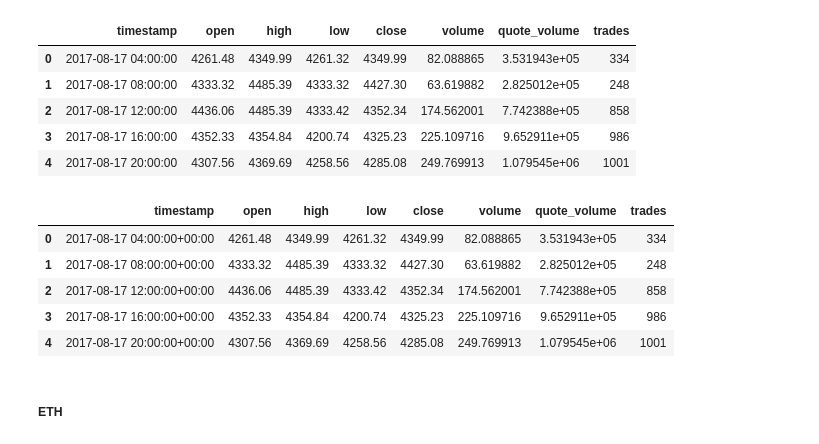
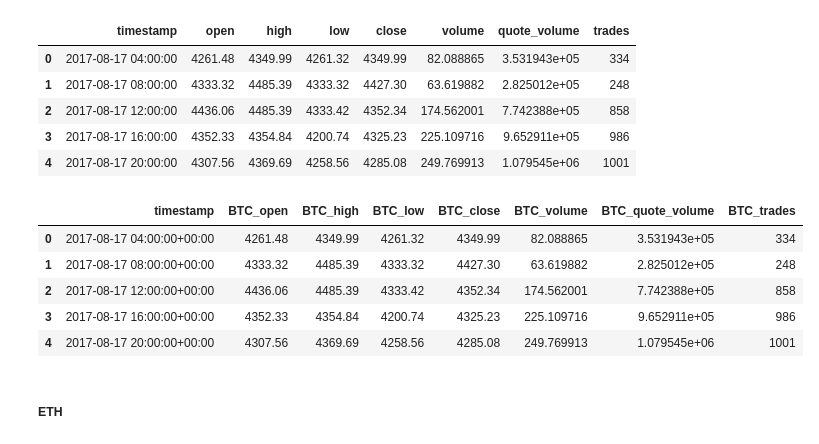
Before and after one commit to hyperformancelabs/crypto-price-forecaster, a Jupyter notebook: processors/cleaning.ipynb, the cells around one changed output. Cells and saved outputs as stored; diff of their text form; code cells hidden in the pictures.

```diff
--- a/processors/cleaning.ipynb
+++ b/processors/cleaning.ipynb
@@ -719,9 +751,10 @@ dataframes["btc_ohlcv"].head(5)
 | 4 | 2017-08-17 20:00:00 | 4307.56 | 4369.69 | 4258.56 | 4285.08 | 249.769913 | 1.079545e+06 | 1001 |
 # %%
 dataframes["btc_ohlcv"] = convert_timestamp(dataframes["btc_ohlcv"], "timestamp")
+dataframes["btc_ohlcv"].rename(columns=lambda x: f"BTC_{x}" if x != "timestamp" else x, inplace=True)
 dataframes["btc_ohlcv"].head(5)
 # %% [output]
-|  | timestamp | open | high | low | close | volume | quote_volume | trades |
+|  | timestamp | BTC_open | BTC_high | BTC_low | BTC_close | BTC_volume | BTC_quote_volume | BTC_trades |
 | 0 | 2017-08-17 04:00:00+00:00 | 4261.48 | 4349.99 | 4261.32 | 4349.99 | 82.088865 | 3.531943e+05 | 334 |
 | 1 | 2017-08-17 08:00:00+00:00 | 4333.32 | 4485.39 | 4333.32 | 4427.30 | 63.619882 | 2.825012e+05 | 248 |
 | 2 | 2017-08-17 12:00:00+00:00 | 4436.06 | 4485.39 | 4333.42 | 4352.34 | 174.562001 | 7.742388e+05 | 858 |
```
Also changed, not shown: parts of 29 cells of this notebook, 3 other files.
